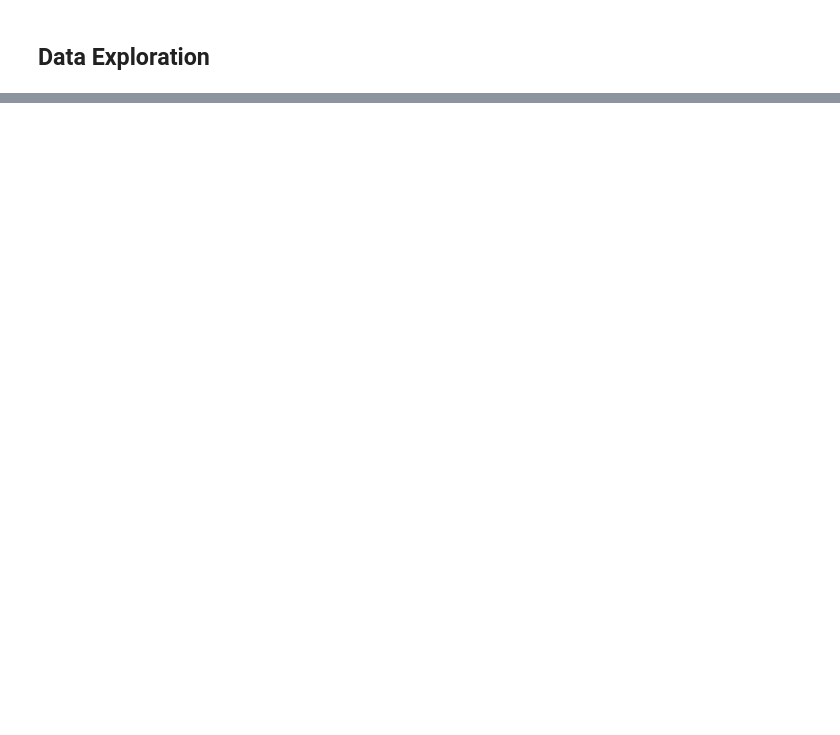
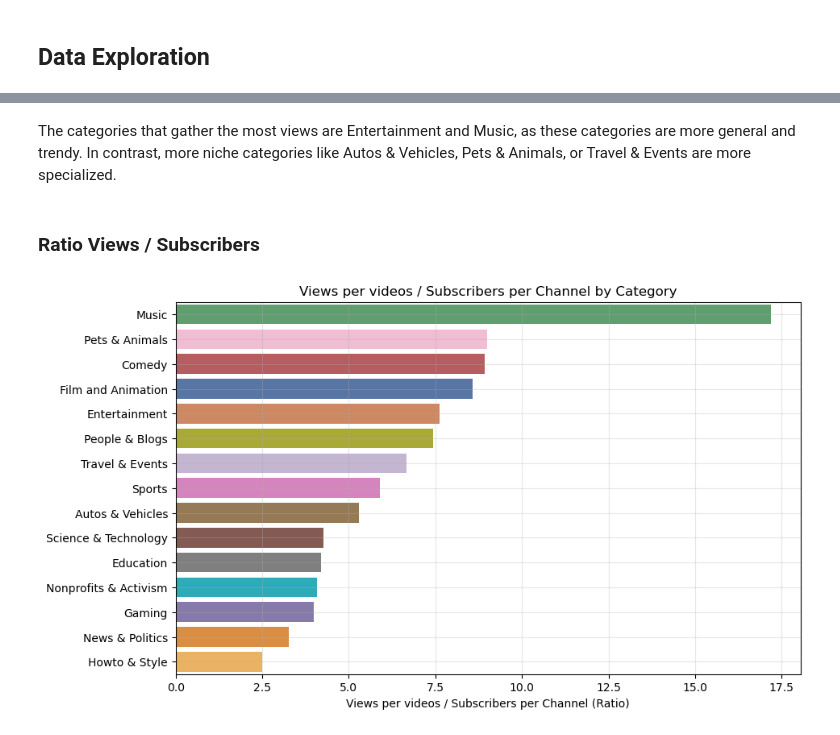
Before and after one commit to epfl-ada/ada-2024-project-grenobelgium, a Jupyter notebook: channels_timeseries_exploration.ipynb, the cells around one changed output, grey strips where cells are left out. Saved outputs shown, nothing was run; the diff lists cells and outputs as text; code cells hidden in the pictures; blank space fills up the shorter version.

```diff
--- a/channels_timeseries_exploration.ipynb
+++ b/channels_timeseries_exploration.ipynb
@@ -495,0 +537,26 @@ Plot le graph du nombre moyen de vues par **video** par catégorie.
+# %% [markdown]
+The categories that gather the most views are Entertainment and Music, as these categories are more general and trendy. In contrast, more niche categories like Autos & Vehicles, Pets & Animals, or Travel & Events are more specialized.
+# %% [markdown]
+### Ratio Views / Subscribers
+# %%
+
+def plot_ratio_views_subscribers(data, category_colors):
+
+    data = data.copy()
+        # Creation of the ratio (Views per videos / subscribers)
+    data['ratio_views_subs'] = data['views'] / data['subscribers_cc']
+    df_ratio = data.groupby('category_cc')['ratio_views_subs'].mean().reset_index()
+    df_ratio = df_ratio.sort_values(by='ratio_views_subs', ascending=False)
+        # Plot
+    plt.figure(figsize=(10, 6))
+    sns.barplot(data=df_ratio, y='category_cc', x='ratio_views_subs', palette=category_colors)
+    plt.xlabel('Views per videos / Subscribers per Channel (Ratio)')
+    plt.ylabel('')
+    plt.title('Views per videos / Subscribers per Channel by Category')
+    plt.grid(alpha=0.3)
+    plt.show()
+# %%
+df_channels_views = df_channels_views.merge(channels[['channel', 'subscribers_cc']], on='channel', how='left')
+plot_ratio_views_subscribers(df_channels_views, category_colors)
+# %% [output]
+[figure, added]
```
Also changed, not shown: parts of 48 cells of this notebook.
